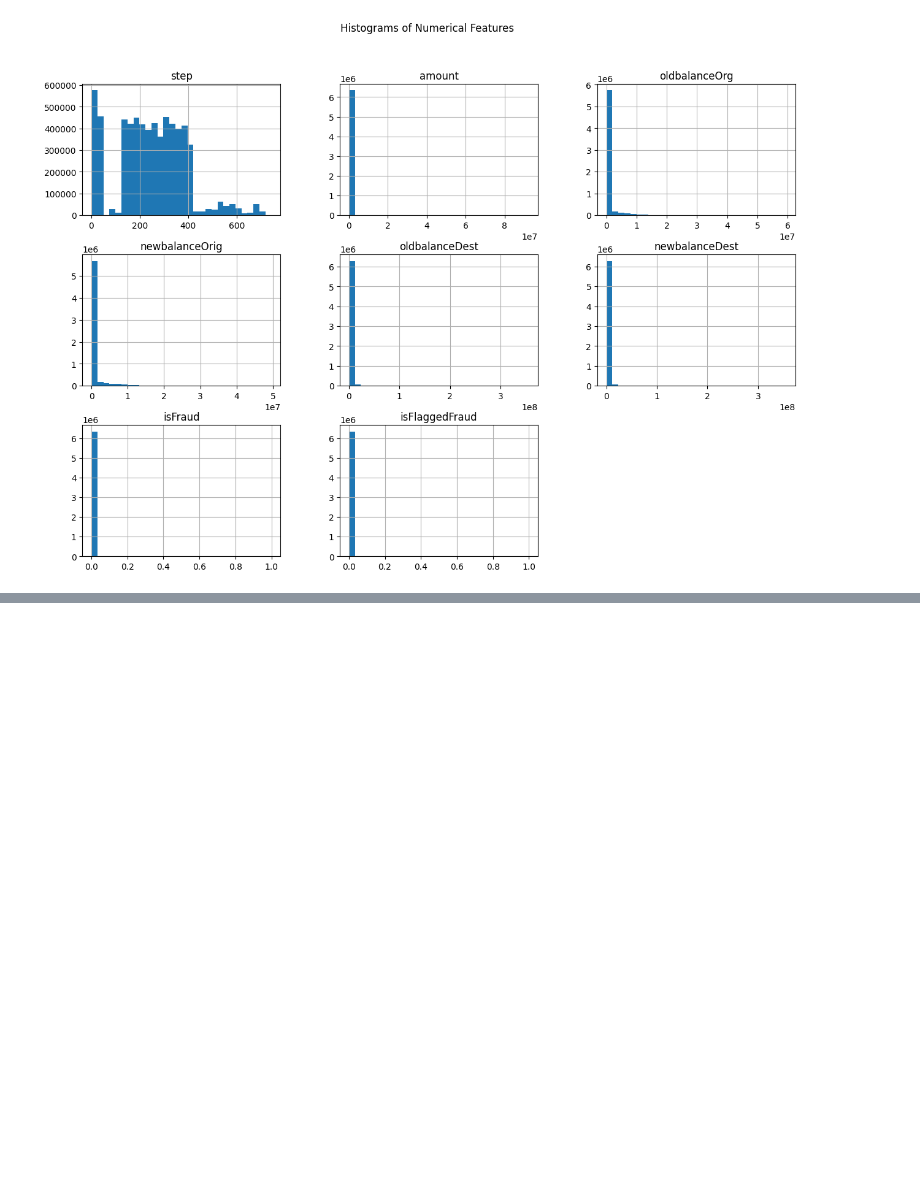
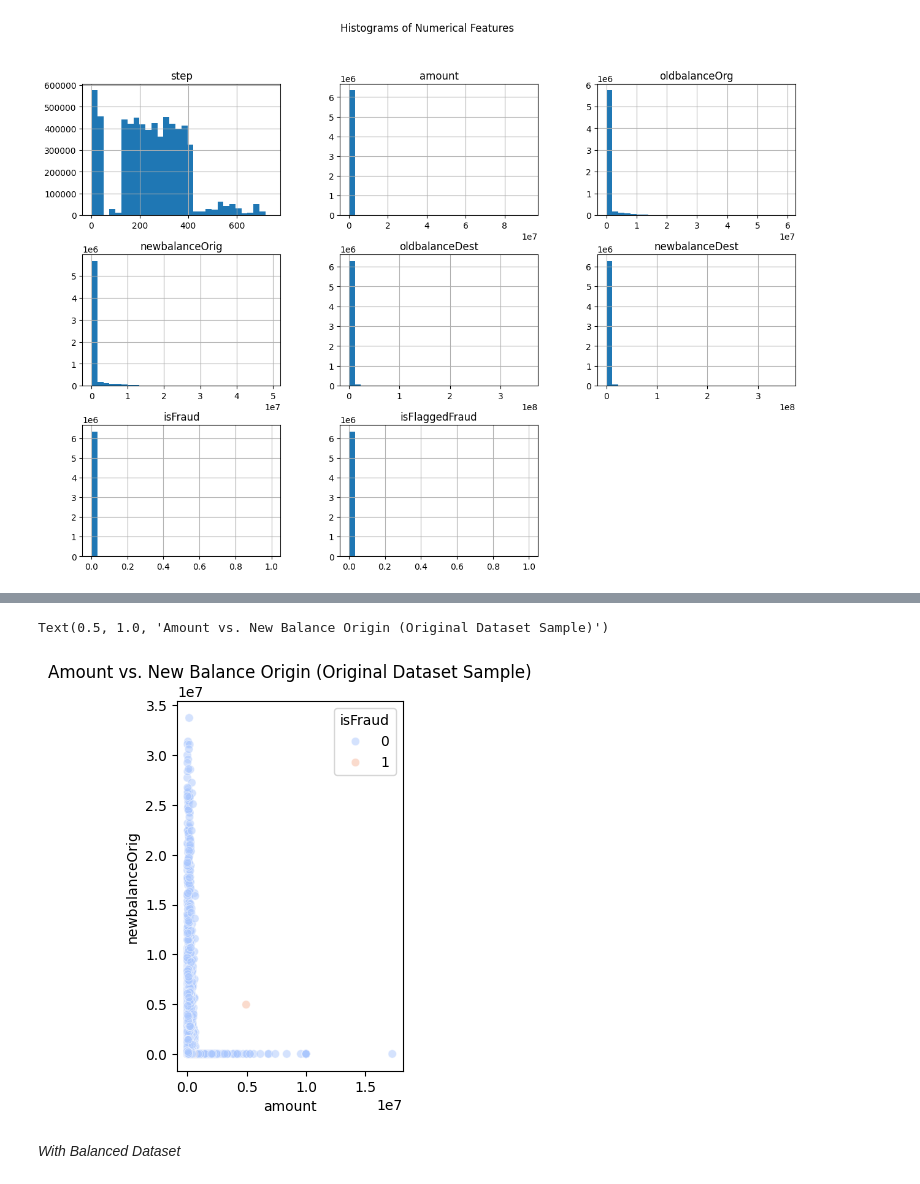
Before and after one commit to TahaHassan0/Fraud-Detection-Model, a Jupyter notebook: EDA.ipynb, the cells around one changed output, grey strips where cells are left out. Cells and saved outputs as stored; diff of their text form; code cells hidden in the pictures; blank space fills up the shorter version.

```diff
--- a/EDA.ipynb
+++ b/EDA.ipynb
@@ -154,0 +216,10 @@ plt.show()
+# %%
+# Scatter plot for amount vs. newbalanceOrig
+plt.subplot(1, 2, 2)
+sns.scatterplot(data=sampled_data, x='amount', y='newbalanceOrig', hue='isFraud', alpha=0.5, palette='coolwarm')
+plt.title('Amount vs. New Balance Origin (Original Dataset Sample)')
+# %% [output]
+Text(0.5, 1.0, 'Amount vs. New Balance Origin (Original Dataset Sample)')
+[figure, added]
+# %% [markdown]
+*With Balanced Dataset*
```
Also changed, not shown: parts of 20 cells of this notebook.
